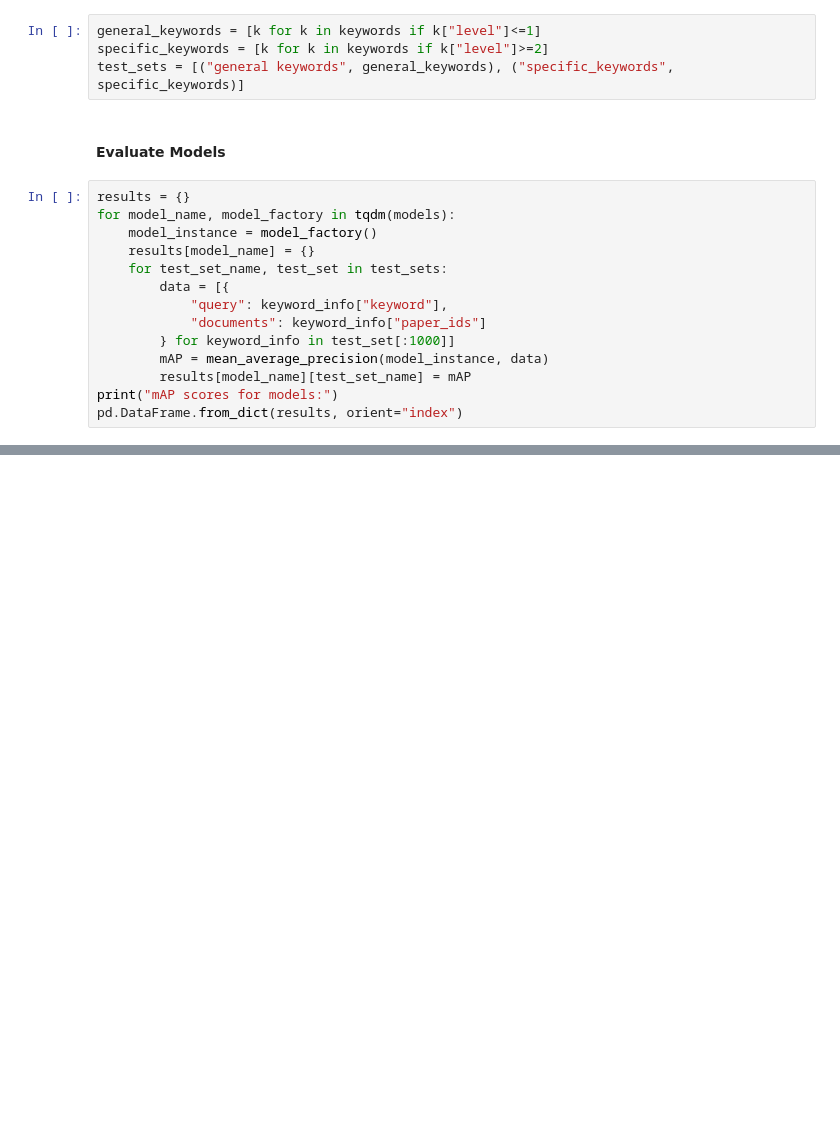
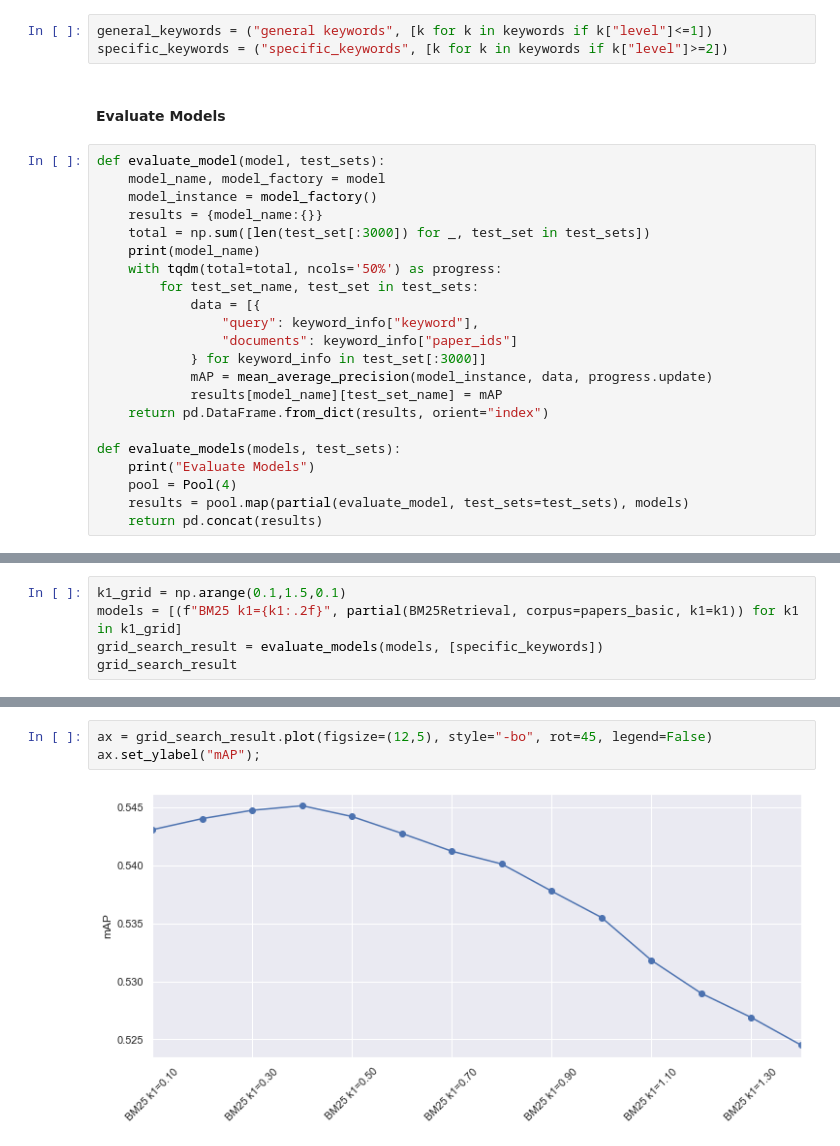
Before and after one commit to JNKielmann/Master-Thesis, a Jupyter notebook: paper_retrieval/Evaluation.ipynb, the cells around one changed output, grey strips where cells are left out. Drawn from its saved outputs; the diff is of its cells as text; blank space fills up the shorter version.

Commit message:
Add grid search for bm25 k1 parameter

```diff
--- a/paper_retrieval/Evaluation.ipynb
+++ b/paper_retrieval/Evaluation.ipynb
@@ -79,22 +83,29 @@ models = [
 # %% [markdown]
 #### Define test sets
 # %%
-general_keywords = [k for k in keywords if k["level"]<=1]
-specific_keywords = [k for k in keywords if k["level"]>=2]
-test_sets = [("general keywords", general_keywords), ("specific_keywords", specific_keywords)]
+general_keywords = ("general keywords", [k for k in keywords if k["level"]<=1])
+specific_keywords = ("specific_keywords", [k for k in keywords if k["level"]>=2])
 # %% [markdown]
 #### Evaluate Models
 # %%
-results = {}
-for model_name, model_factory in tqdm(models):
+def evaluate_model(model, test_sets):
+    model_name, model_factory = model
     model_instance = model_factory()
-    results[model_name] = {}
-    for test_set_name, test_set in test_sets:
-        data = [{
-            "query": keyword_info["keyword"],
-            "documents": keyword_info["paper_ids"]
-        } for keyword_info in test_set[:1000]]
-        mAP = mean_average_precision(model_instance, data)
-        results[model_name][test_set_name] = mAP
-print("mAP scores for models:")
-pd.DataFrame.from_dict(results, orient="index")
+    results = {model_name:{}}
+    total = np.sum([len(test_set[:3000]) for _, test_set in test_sets])
+    print(model_name)
+    with tqdm(total=total, ncols='50%') as progress:
+        for test_set_name, test_set in test_sets:
+            data = [{
+                "query": keyword_info["keyword"],
+                "documents": keyword_info["paper_ids"]
+            } for keyword_info in test_set[:3000]]
+            mAP = mean_average_precision(model_instance, data, progress.update)
+            results[model_name][test_set_name] = mAP
+    return pd.DataFrame.from_dict(results, orient="index")
+
+def evaluate_models(models, test_sets):
+    print("Evaluate Models")
+    pool = Pool(4)
+    results = pool.map(partial(evaluate_model, test_sets=test_sets), models)
+    return pd.concat(results)
@@ -108,0 +149,5 @@ mAP scores for models:
+# %%
+k1_grid = np.arange(0.1,1.5,0.1)
+models = [(f"BM25 k1={k1:.2f}", partial(BM25Retrieval, corpus=papers_basic, k1=k1)) for k1 in k1_grid]
+grid_search_result = evaluate_models(models, [specific_keywords])
+grid_search_result
@@ -108,0 +169,5 @@ mAP scores for models:
+# %%
+ax = grid_search_result.plot(figsize=(12,5), style="-bo", rot=45, legend=False)
+ax.set_ylabel("mAP");
+# %% [output]
+[figure, added]
```
Also changed, not shown: parts of 4 cells of this notebook, 1 other file.
